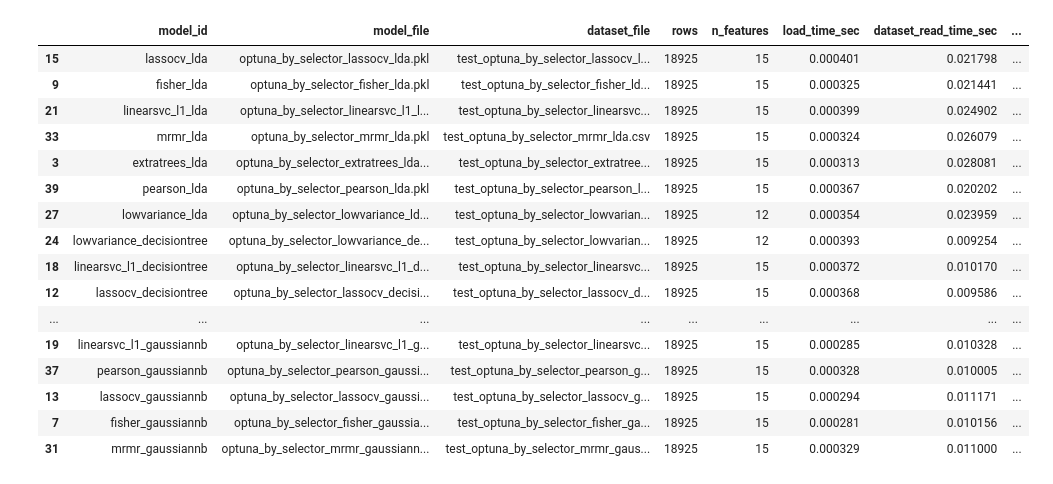
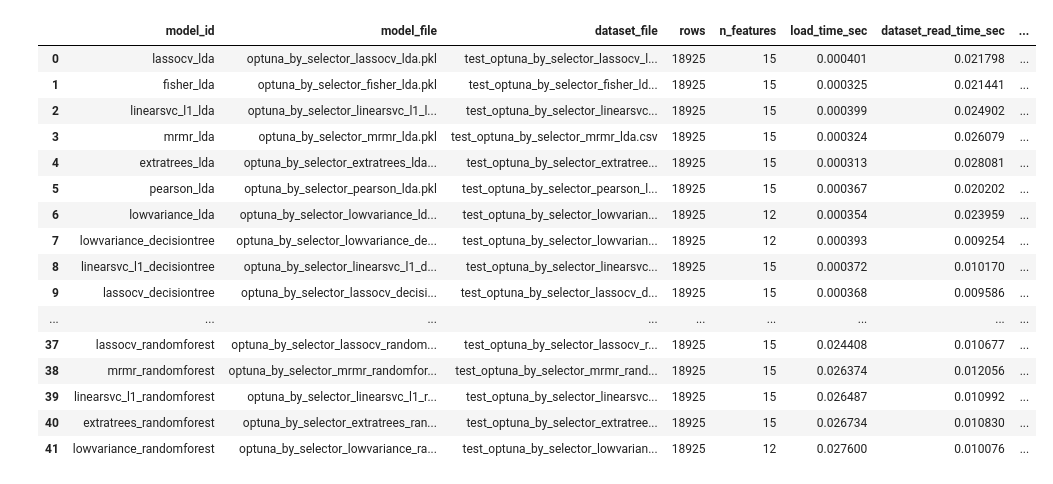
Before and after one commit to William-SWS/mqtt_under_attack, a Jupyter notebook: api_inference/results_inference/inference.ipynb, the cells around one changed output. Cells and saved outputs as stored; diff of their text form; code cells hidden in the pictures.

Commit message:
fix: refactoring the vizualization of the inference

```diff
--- a/api_inference/results_inference/inference.ipynb
+++ b/api_inference/results_inference/inference.ipynb
@@ -1,52 +1,25 @@
 # %%
 import pandas as pd
-from pathlib import Path
 
-base = Path("api_inference/results_inference")
-candidates = [
-    base / "iinference.csv",
-    base / "inference.csv",
-]
-csv_path = None
 
-if base.exists():
-    for p in candidates:
-        if p.exists():
-            csv_path = p
-            break
-    if csv_path is None:
-        files = sorted(base.glob("*.csv"))
-        if files:
-            csv_path = files[0]
-else:
-    matches = list(Path(".").rglob("*inference*.csv"))
-    if matches:
-        csv_path = matches[0]
+df = pd.read_csv("iinference.csv")
 
-if csv_path is None:
-    raise FileNotFoundError(
-        "CSV not found. Checked: 'api_inference/results_inference/iinference.csv', "
-        "'api_inference/results_inference/inference.csv', directory CSVs, and recursive search."
-    )
-
-df = pd.read_csv(csv_path)
-
-df.sort_values("inference_time_ms", ascending=True).head(20)
+df.sort_values("inference_time_ms", ascending=True).reset_index(drop=True)
 # %% [output]
 |  | model_id | model_file | dataset_file | rows | n_features | load_time_sec | dataset_read_time_sec | ... |
-| 15 | lassocv_lda | optuna_by_selector_lassocv_lda.pkl | test_optuna_by_selector_lassocv_l... | 18925 | 15 | 0.000401 | 0.021798 | ... |
-| 9 | fisher_lda | optuna_by_selector_fisher_lda.pkl | test_optuna_by_selector_fisher_ld... | 18925 | 15 | 0.000325 | 0.021441 | ... |
-| 21 | linearsvc_l1_lda | optuna_by_selector_linearsvc_l1_l... | test_optuna_by_selector_linearsvc... | 18925 | 15 | 0.000399 | 0.024902 | ... |
-| 33 | mrmr_lda | optuna_by_selector_mrmr_lda.pkl | test_optuna_by_selector_mrmr_lda.csv | 18925 | 15 | 0.000324 | 0.026079 | ... |
-| 3 | extratrees_lda | optuna_by_selector_extratrees_lda... | test_optuna_by_selector_extratree... | 18925 | 15 | 0.000313 | 0.028081 | ... |
-| 39 | pearson_lda | optuna_by_selector_pearson_lda.pkl | test_optuna_by_selector_pearson_l... | 18925 | 15 | 0.000367 | 0.020202 | ... |
-| 27 | lowvariance_lda | optuna_by_selector_lowvariance_ld... | test_optuna_by_selector_lowvarian... | 18925 | 12 | 0.000354 | 0.023959 | ... |
-| 24 | lowvariance_decisiontree | optuna_by_selector_lowvariance_de... | test_optuna_by_selector_lowvarian... | 18925 | 12 | 0.000393 | 0.009254 | ... |
-| 18 | linearsvc_l1_decisiontree | optuna_by_selector_linearsvc_l1_d... | test_optuna_by_selector_linearsvc... | 18925 | 15 | 0.000372 | 0.010170 | ... |
-| 12 | lassocv_decisiontree | optuna_by_selector_lassocv_decisi... | test_optuna_by_selector_lassocv_d... | 18925 | 15 | 0.000368 | 0.009586 | ... |
+| 0 | lassocv_lda | optuna_by_selector_lassocv_lda.pkl | test_optuna_by_selector_lassocv_l... | 18925 | 15 | 0.000401 | 0.021798 | ... |
+| 1 | fisher_lda | optuna_by_selector_fisher_lda.pkl | test_optuna_by_selector_fisher_ld... | 18925 | 15 | 0.000325 | 0.021441 | ... |
+| 2 | linearsvc_l1_lda | optuna_by_selector_linearsvc_l1_l... | test_optuna_by_selector_linearsvc... | 18925 | 15 | 0.000399 | 0.024902 | ... |
+| 3 | mrmr_lda | optuna_by_selector_mrmr_lda.pkl | test_optuna_by_selector_mrmr_lda.csv | 18925 | 15 | 0.000324 | 0.026079 | ... |
+| 4 | extratrees_lda | optuna_by_selector_extratrees_lda... | test_optuna_by_selector_extratree... | 18925 | 15 | 0.000313 | 0.028081 | ... |
+| 5 | pearson_lda | optuna_by_selector_pearson_lda.pkl | test_optuna_by_selector_pearson_l... | 18925 | 15 | 0.000367 | 0.020202 | ... |
+| 6 | lowvariance_lda | optuna_by_selector_lowvariance_ld... | test_optuna_by_selector_lowvarian... | 18925 | 12 | 0.000354 | 0.023959 | ... |
+| 7 | lowvariance_decisiontree | optuna_by_selector_lowvariance_de... | test_optuna_by_selector_lowvarian... | 18925 | 12 | 0.000393 | 0.009254 | ... |
+| 8 | linearsvc_l1_decisiontree | optuna_by_selector_linearsvc_l1_d... | test_optuna_by_selector_linearsvc... | 18925 | 15 | 0.000372 | 0.010170 | ... |
+| 9 | lassocv_decisiontree | optuna_by_selector_lassocv_decisi... | test_optuna_by_selector_lassocv_d... | 18925 | 15 | 0.000368 | 0.009586 | ... |
 | ... | ... | ... | ... | ... | ... | ... | ... | ... |
-| 19 | linearsvc_l1_gaussiannb | optuna_by_selector_linearsvc_l1_g... | test_optuna_by_selector_linearsvc... | 18925 | 15 | 0.000285 | 0.010328 | ... |
-| 37 | pearson_gaussiannb | optuna_by_selector_pearson_gaussi... | test_optuna_by_selector_pearson_g... | 18925 | 15 | 0.000328 | 0.010005 | ... |
-| 13 | lassocv_gaussiannb | optuna_by_selector_lassocv_gaussi... | test_optuna_by_selector_lassocv_g... | 18925 | 15 | 0.000294 | 0.011171 | ... |
-| 7 | fisher_gaussiannb | optuna_by_selector_fisher_gaussia... | test_optuna_by_selector_fisher_ga... | 18925 | 15 | 0.000281 | 0.010156 | ... |
-| 31 | mrmr_gaussiannb | optuna_by_selector_mrmr_gaussiann... | test_optuna_by_selector_mrmr_gaus... | 18925 | 15 | 0.000329 | 0.011000 | ... |
+| 37 | lassocv_randomforest | optuna_by_selector_lassocv_random... | test_optuna_by_selector_lassocv_r... | 18925 | 15 | 0.024408 | 0.010677 | ... |
+| 38 | mrmr_randomforest | optuna_by_selector_mrmr_randomfor... | test_optuna_by_selector_mrmr_rand... | 18925 | 15 | 0.026374 | 0.012056 | ... |
+| 39 | linearsvc_l1_randomforest | optuna_by_selector_linearsvc_l1_r... | test_optuna_by_selector_linearsvc... | 18925 | 15 | 0.026487 | 0.010992 | ... |
+| 40 | extratrees_randomforest | optuna_by_selector_extratrees_ran... | test_optuna_by_selector_extratree... | 18925 | 15 | 0.026734 | 0.010830 | ... |
+| 41 | lowvariance_randomforest | optuna_by_selector_lowvariance_ra... | test_optuna_by_selector_lowvarian... | 18925 | 12 | 0.027600 | 0.010076 | ... |
```
Also changed, not shown: 1 other file.
